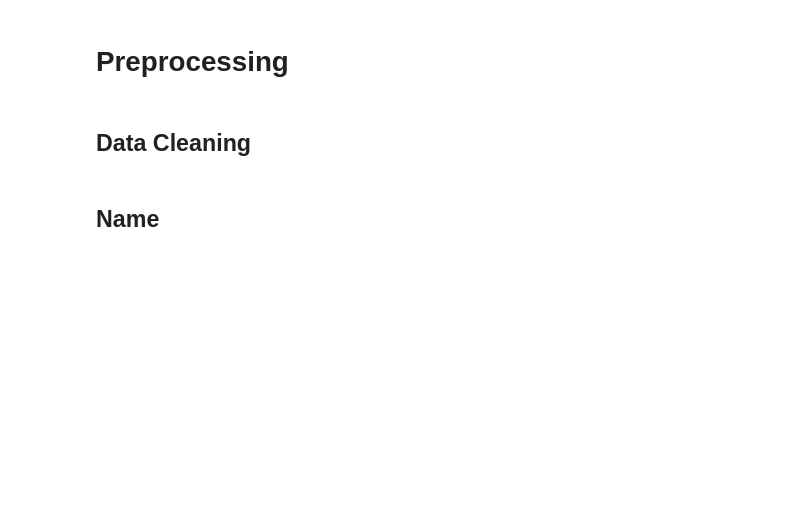
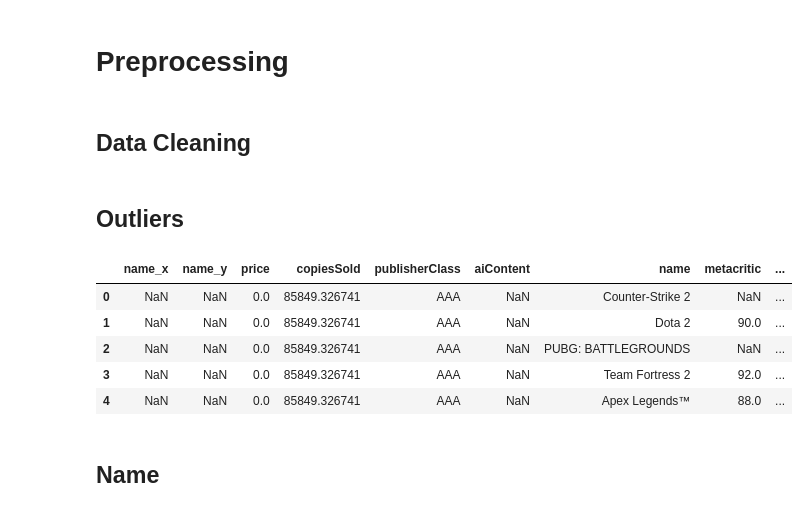
Before and after one commit to ahany42/SteamGamesPredictions, a Jupyter notebook: notebook.ipynb, the cells around one changed output. Cells and saved outputs as stored; diff of their text form; code cells hidden in the pictures; blank space fills up the shorter version.

```diff
--- a/notebook.ipynb
+++ b/notebook.ipynb
@@ -596,6 +588,26 @@ plt.show()
 # Preprocessing
 # %% [markdown]
 ## Data Cleaning
+# %% [markdown]
+## Outliers
+# %%
+numerical_cols = df.select_dtypes(include=['float64', 'int64']).columns
+for col in numerical_cols:
+    Q1 = df[col].quantile(0.25)
+    Q3 = df[col].quantile(0.75)
+    IQR = Q3 - Q1
+    lower_bound = Q1 - 1.5 * IQR
+    upper_bound = Q3 + 1.5 * IQR
+    outliers = (df[col] < lower_bound) | (df[col] > upper_bound)
+    df.loc[outliers, col] = df[col].mean()
+df.head()
+# %% [output]
+|  | name_x | name_y | price | copiesSold | publisherClass | aiContent | name | metacritic | ... |
+| 0 | NaN | NaN | 0.0 | 85849.326741 | AAA | NaN | Counter-Strike 2 | NaN | ... |
+| 1 | NaN | NaN | 0.0 | 85849.326741 | AAA | NaN | Dota 2 | 90.0 | ... |
+| 2 | NaN | NaN | 0.0 | 85849.326741 | AAA | NaN | PUBG: BATTLEGROUNDS | NaN | ... |
+| 3 | NaN | NaN | 0.0 | 85849.326741 | AAA | NaN | Team Fortress 2 | 92.0 | ... |
+| 4 | NaN | NaN | 0.0 | 85849.326741 | AAA | NaN | Apex Legends™ | 88.0 | ... |
 # %% [markdown]
 ## Name
 # %%
```
Also changed, not shown: parts of 27 cells of this notebook.
